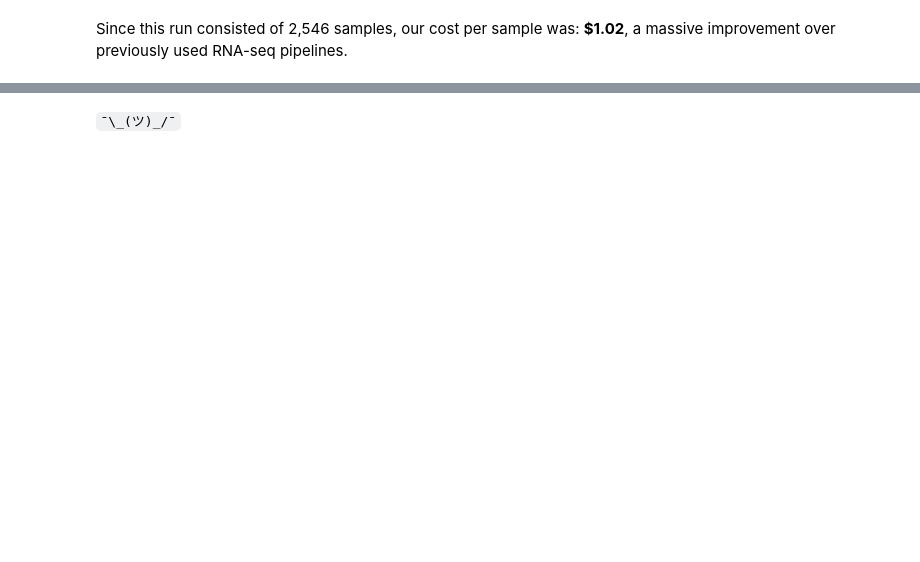
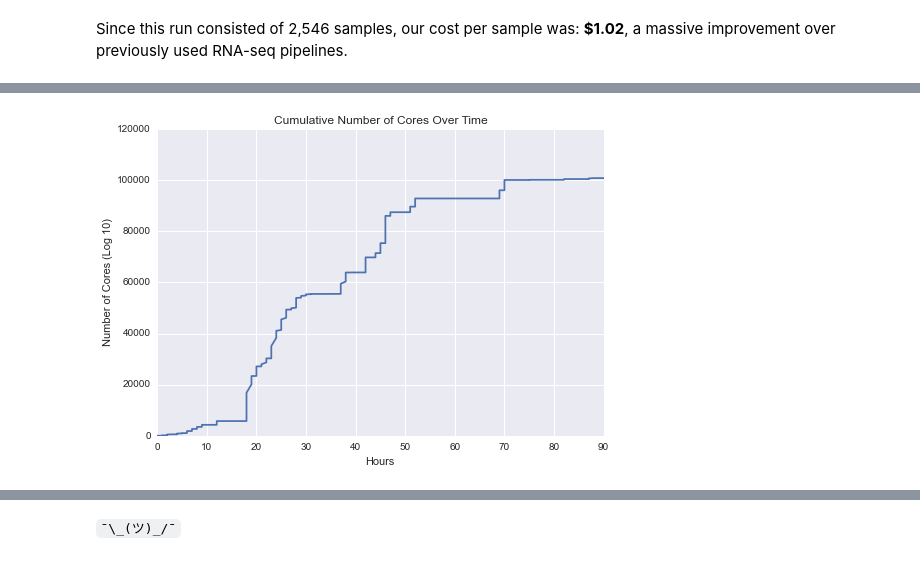
Before and after one commit to jvivian/ipython_notebooks, a Jupyter notebook: parsing_realtime_metrics/Parsing Realtime Metrics.ipynb, the cells around one changed output, grey strips where cells are left out. Cells and saved outputs as stored; diff of their text form; code cells hidden in the pictures; blank space fills up the shorter version.

```diff
--- a/parsing_realtime_metrics/Parsing Realtime Metrics.ipynb
+++ b/parsing_realtime_metrics/Parsing Realtime Metrics.ipynb
@@ -145,0 +329,19 @@ Since this run consisted of 2,546 samples, our cost per sample was: **$1.02**, a
+# %%
+def cumsum(l):
+    total = 0
+    new_l = []
+    prev = 0
+    for i in l:
+        total += i - prev if i - prev > 0 else 0
+        new_l.append(total)
+        prev = i
+    return new_l
+# %%
+cum_cores = cumsum(num_cores)
+# %%
+plt.plot([x/12 for x in xrange(len(cum_cores))], cum_cores)
+plt.ylabel('Number of Cores (Log 10)')
+plt.xlabel('Hours')
+plt.title('Cumulative Number of Cores Over Time');
+# %% [output]
+[figure, added]
```
Also changed, not shown: parts of 30 cells of this notebook.
